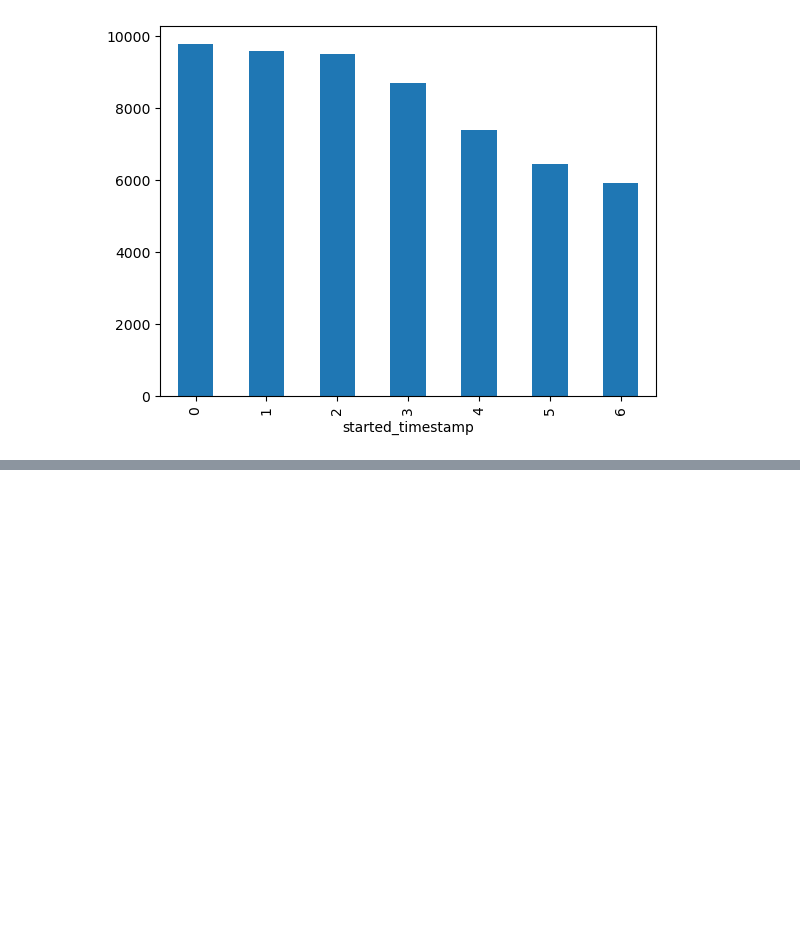
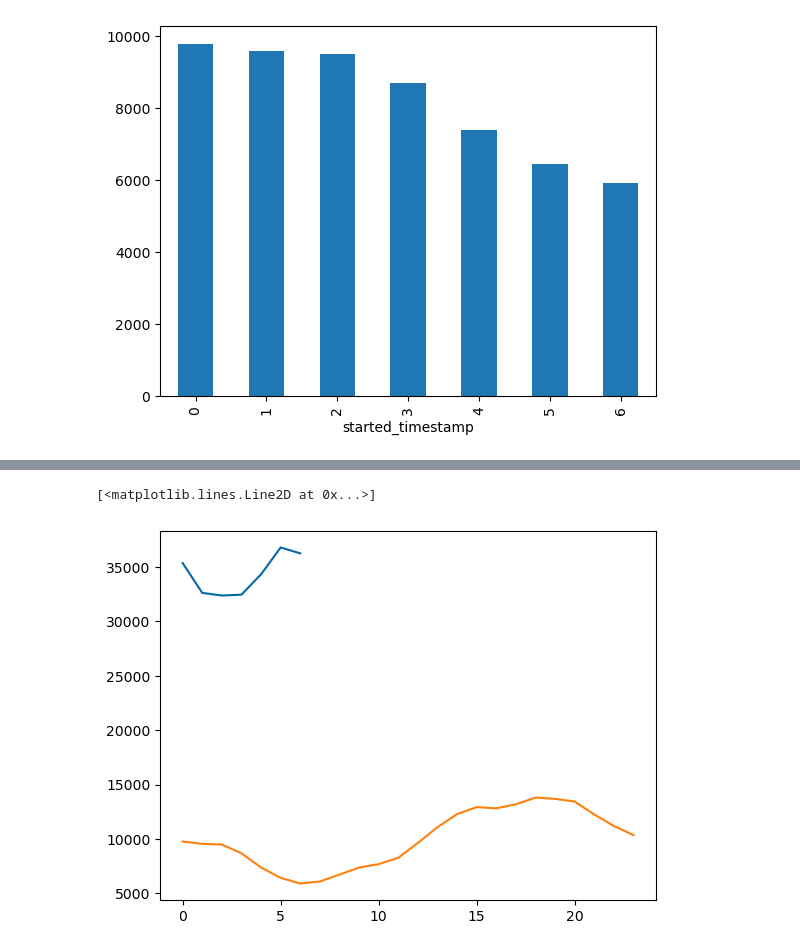
Before and after one commit to SamanAshoori/AOE2, a Jupyter notebook: Analysis.ipynb, the cells around one changed output, grey strips where cells are left out. Drawn from its saved outputs; the diff is of its cells as text; code cells hidden in the pictures; blank space fills up the shorter version.

```diff
--- a/Analysis.ipynb
+++ b/Analysis.ipynb
@@ -374,0 +396,9 @@ filtered_stats['started_timestamp'].dt.hour.value_counts().plot(kind = 'bar')
+# %%
+#Example of using a tableau colorblind
+plt.figure()
+plt.style.use('tableau-colorblind10')
+plt.plot(stats['started_timestamp'].dt.dayofweek.value_counts().sort_index())
+plt.plot(stats['started_timestamp'].dt.hour.value_counts().sort_index())
+# %% [output]
+[<matplotlib.lines.Line2D at 0x...>]
+[figure, added]
```
Also changed, not shown: parts of 6 cells of this notebook.
